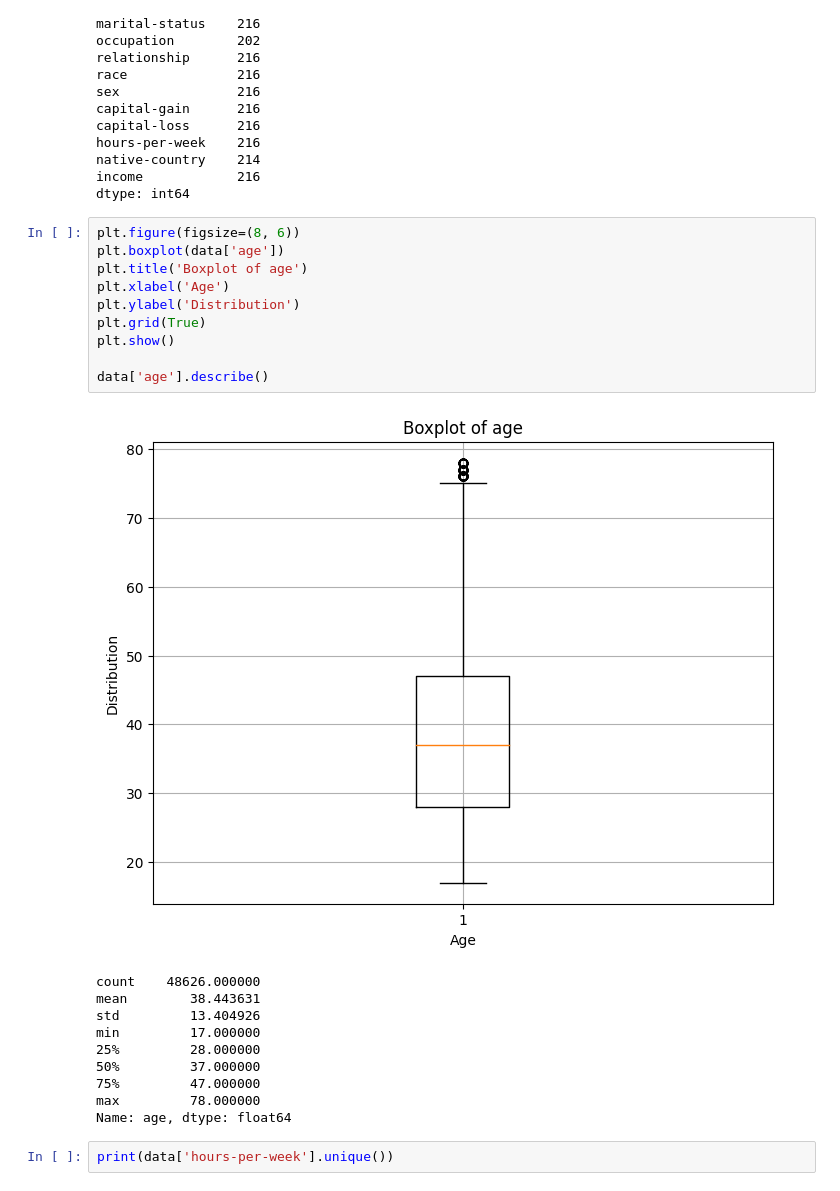
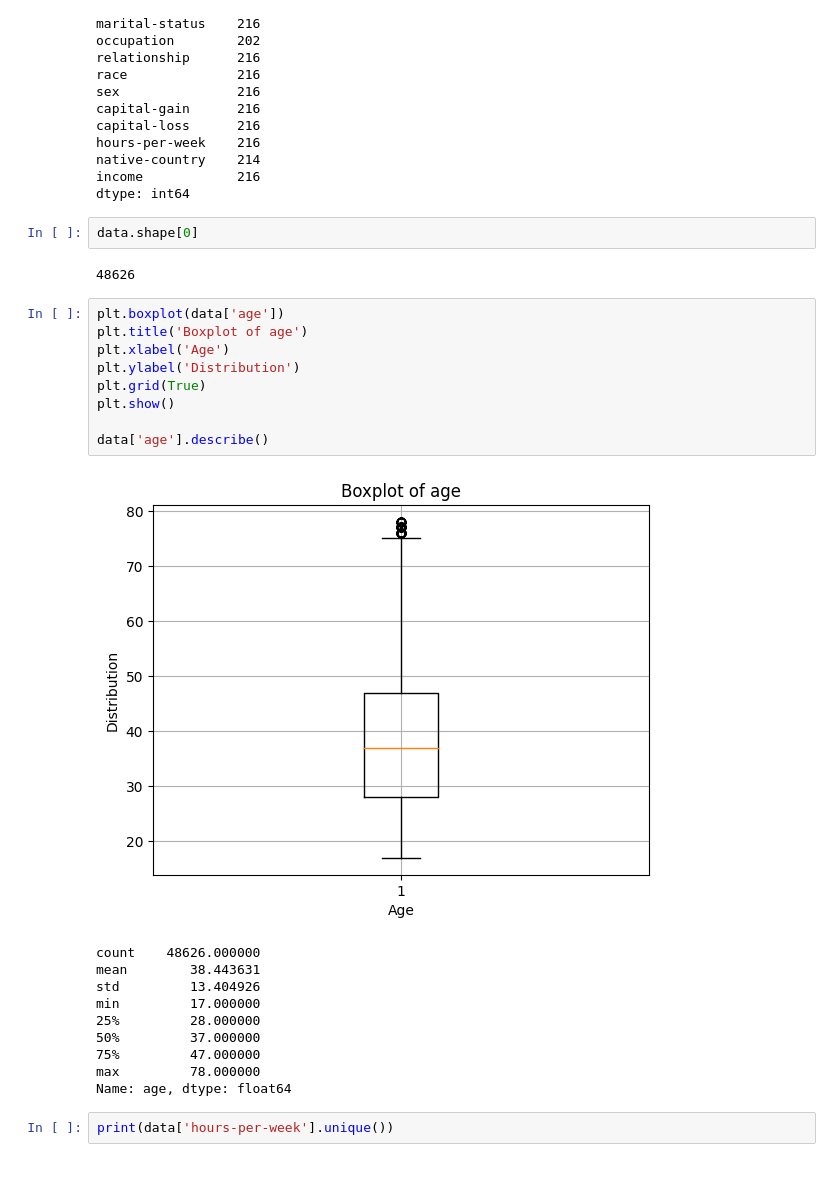
Before and after one commit to Kavindu-D/Census_Income, a Jupyter notebook: Preprocessing.ipynb, the cells around one changed output. Cells and saved outputs as stored; diff of their text form.

```diff
--- a/Preprocessing.ipynb
+++ b/Preprocessing.ipynb
@@ -287,18 +317,21 @@ hours-per-week    216
 native-country    214
 income            216
 dtype: int64
+# %%
+data.shape[0]
+# %% [output]
+48626
 # %%
-plt.figure(figsize=(8, 6))
 plt.boxplot(data['age'])
 plt.title('Boxplot of age')
 plt.xlabel('Age')
 plt.ylabel('Distribution')
 plt.grid(True)
 plt.show()
 
 data['age'].describe()
 # %% [output]
-[figure, old version]
+[figure, new version]
 count    48626.000000
 mean        38.443631
 std         13.404926
```
Also changed, not shown: parts of 8 cells of this notebook.
